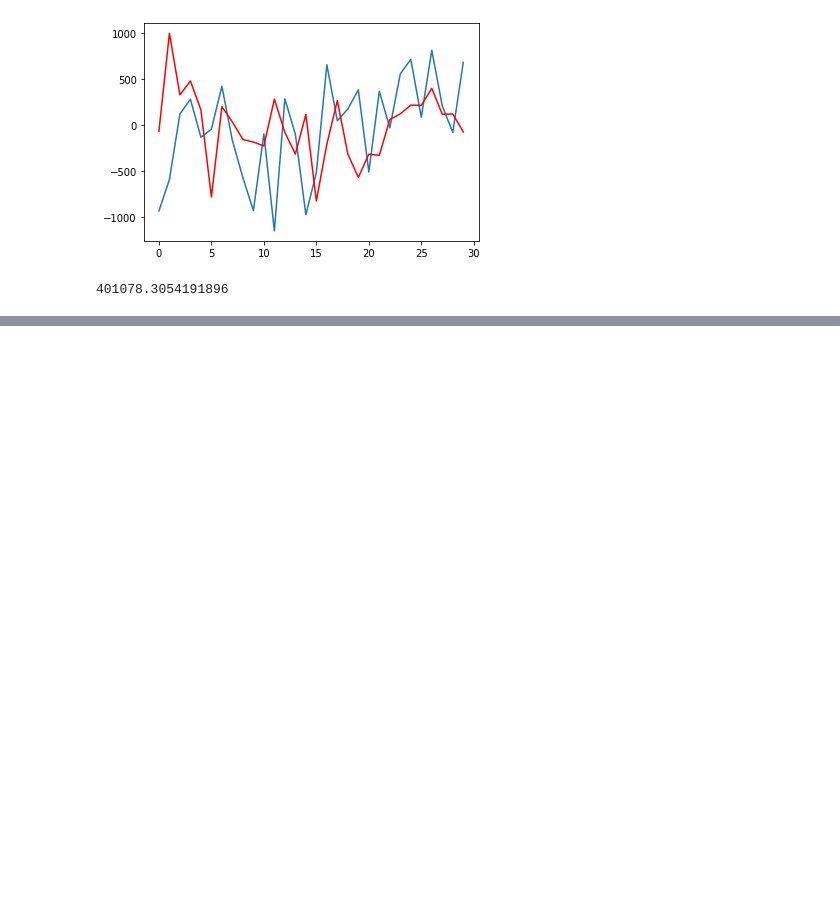
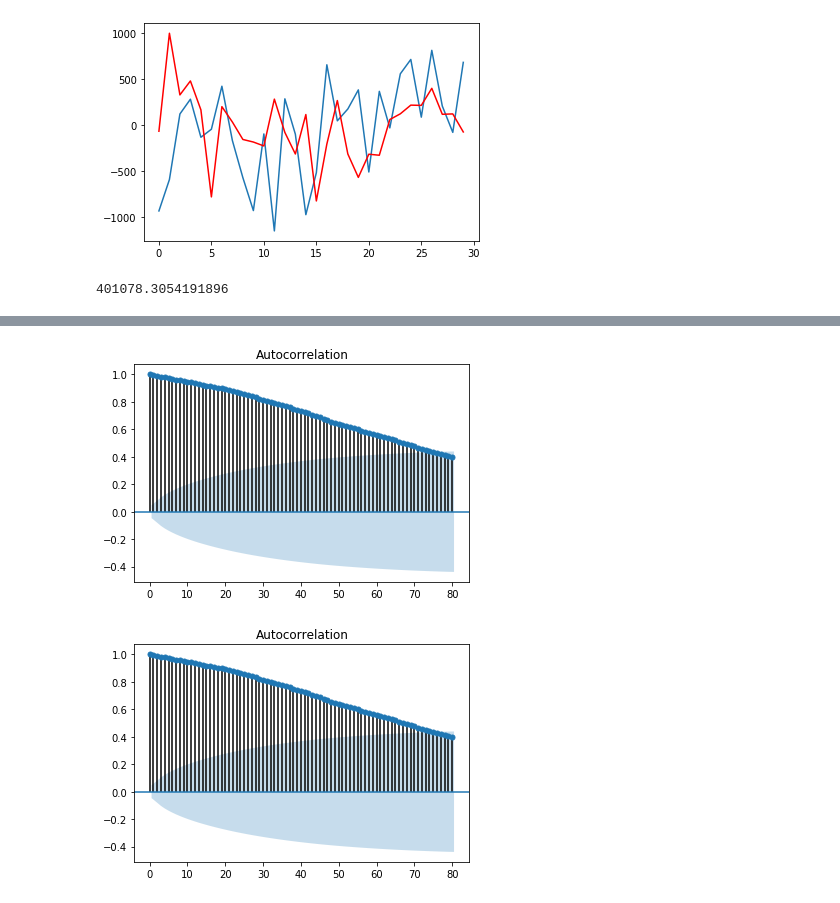
Before and after one commit to pravinknr/MSc-Computer-Science-Project-2020-, a Jupyter notebook: Cryptocurency Historic data Analysis/Python/Cryptocurrency Price Prediction and Analysis.ipynb, the cells around one changed output, grey strips where cells are left out. Saved outputs shown, nothing was run; the diff lists cells and outputs as text; code cells hidden in the pictures; blank space fills up the shorter version.

```diff
--- a/Cryptocurency Historic data Analysis/Python/Cryptocurrency Price Prediction.ipynb
+++ b/Cryptocurency Historic data Analysis/Python/Cryptocurrency Price Prediction and Analysis.ipynb
@@ -538,0 +563,6 @@ mse3
+# %%
+# Lets plot the AutoCorrelation Plot
+plot_acf(bitcoin_price_high.High, lags=80)
+# %% [output]
+[figure, added]
+[figure, added]
```
Also changed, not shown: parts of 31 cells of this notebook.
